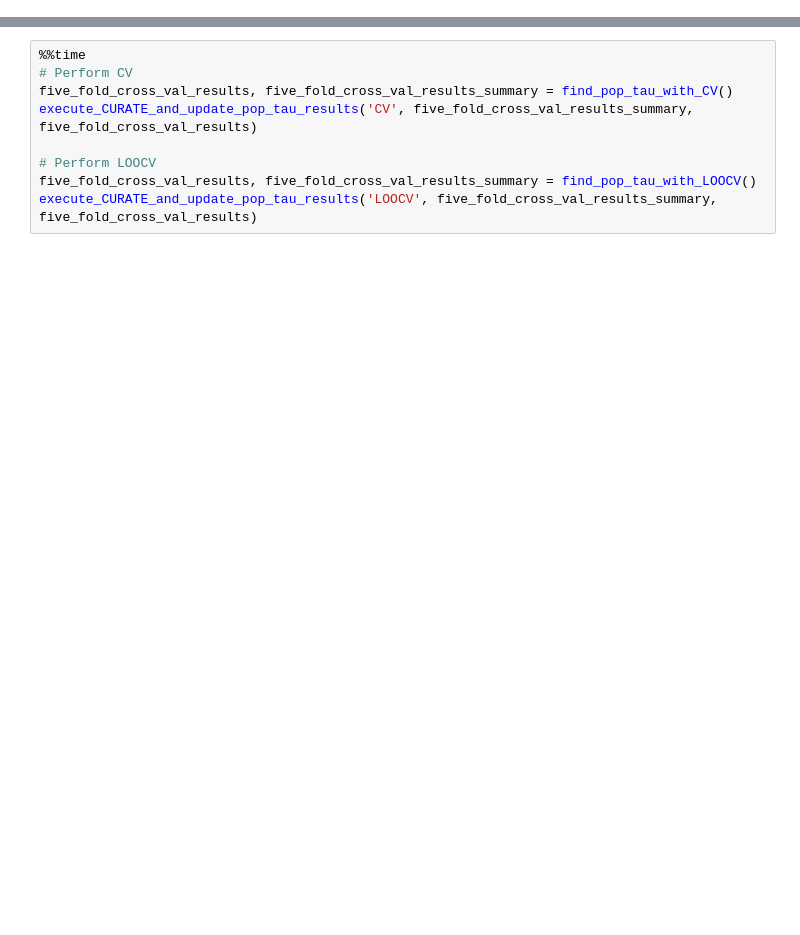
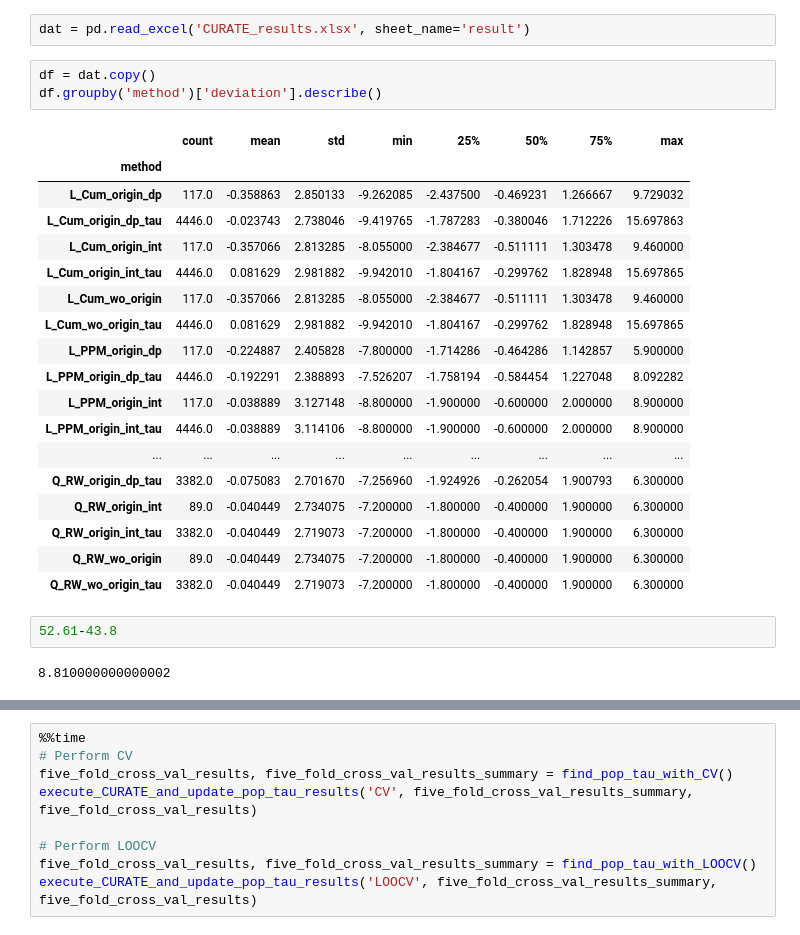
Before and after one commit to tshibei/retro_ped_liver_transplant, a Jupyter notebook: retro_PLT.ipynb, the cells around one changed output, grey strips where cells are left out. Cells and saved outputs as stored; diff of their text form; blank space fills up the shorter version.

```diff
--- a/retro_PLT.ipynb
+++ b/retro_PLT.ipynb
@@ -49,0 +215,28 @@ Wall time: 4min 33s
+# %%
+dat = pd.read_excel('CURATE_results.xlsx', sheet_name='result')
+# %%
+df = dat.copy()
+df.groupby('method')['deviation'].describe()
+# %% [output]
+|  | count | mean | std | min | 25% | 50% | 75% | max |
+| method |  |  |  |  |  |  |  |  |
+| L_Cum_origin_dp | 117.0 | -0.358863 | 2.850133 | -9.262085 | -2.437500 | -0.469231 | 1.266667 | 9.729032 |
+| L_Cum_origin_dp_tau | 4446.0 | -0.023743 | 2.738046 | -9.419765 | -1.787283 | -0.380046 | 1.712226 | 15.697863 |
+| L_Cum_origin_int | 117.0 | -0.357066 | 2.813285 | -8.055000 | -2.384677 | -0.511111 | 1.303478 | 9.460000 |
+| L_Cum_origin_int_tau | 4446.0 | 0.081629 | 2.981882 | -9.942010 | -1.804167 | -0.299762 | 1.828948 | 15.697865 |
+| L_Cum_wo_origin | 117.0 | -0.357066 | 2.813285 | -8.055000 | -2.384677 | -0.511111 | 1.303478 | 9.460000 |
+| L_Cum_wo_origin_tau | 4446.0 | 0.081629 | 2.981882 | -9.942010 | -1.804167 | -0.299762 | 1.828948 | 15.697865 |
+| L_PPM_origin_dp | 117.0 | -0.224887 | 2.405828 | -7.800000 | -1.714286 | -0.464286 | 1.142857 | 5.900000 |
+| L_PPM_origin_dp_tau | 4446.0 | -0.192291 | 2.388893 | -7.526207 | -1.758194 | -0.584454 | 1.227048 | 8.092282 |
+| L_PPM_origin_int | 117.0 | -0.038889 | 3.127148 | -8.800000 | -1.900000 | -0.600000 | 2.000000 | 8.900000 |
+| L_PPM_origin_int_tau | 4446.0 | -0.038889 | 3.114106 | -8.800000 | -1.900000 | -0.600000 | 2.000000 | 8.900000 |
+| ... | ... | ... | ... | ... | ... | ... | ... | ... |
+| Q_RW_origin_dp_tau | 3382.0 | -0.075083 | 2.701670 | -7.256960 | -1.924926 | -0.262054 | 1.900793 | 6.300000 |
+| Q_RW_origin_int | 89.0 | -0.040449 | 2.734075 | -7.200000 | -1.800000 | -0.400000 | 1.900000 | 6.300000 |
+| Q_RW_origin_int_tau | 3382.0 | -0.040449 | 2.719073 | -7.200000 | -1.800000 | -0.400000 | 1.900000 | 6.300000 |
+| Q_RW_wo_origin | 89.0 | -0.040449 | 2.734075 | -7.200000 | -1.800000 | -0.400000 | 1.900000 | 6.300000 |
+| Q_RW_wo_origin_tau | 3382.0 | -0.040449 | 2.719073 | -7.200000 | -1.800000 | -0.400000 | 1.900000 | 6.300000 |
+# %%
+52.61-43.8
+# %% [output]
+8.810000000000002
```
Also changed, not shown: parts of 12 cells of this notebook, 12 other files.
